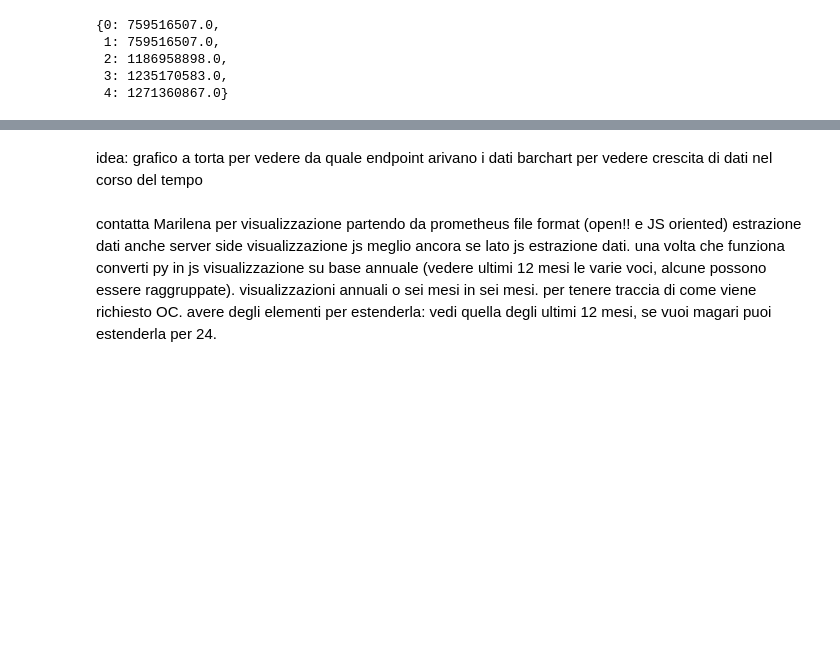
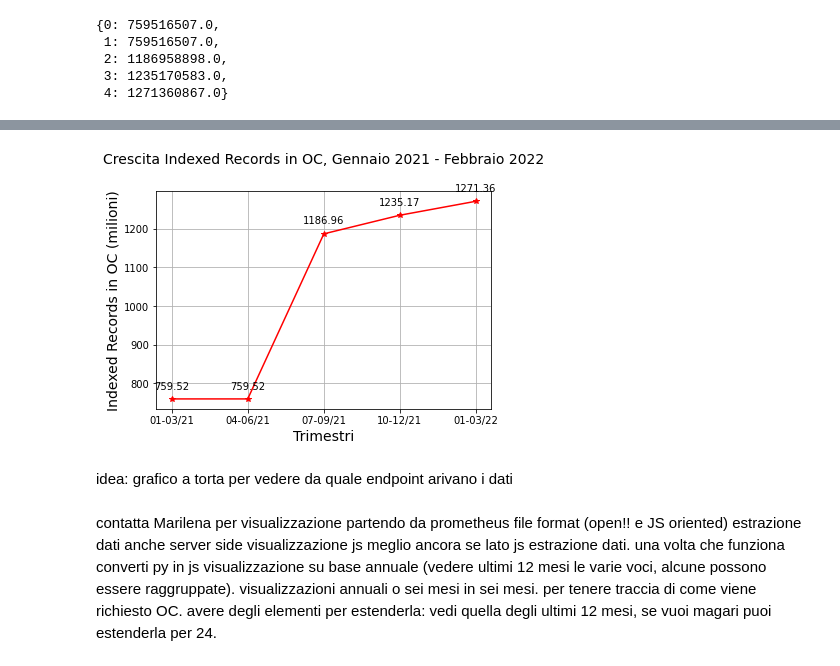
Before and after one commit to ariannamorettj/OC_Notebook, a Jupyter notebook: OC_AM_notebook.ipynb, the cells around one changed output, grey strips where cells are left out. Saved outputs shown, nothing was run; the diff lists cells and outputs as text; code cells hidden in the pictures; blank space fills up the shorter version.

```diff
--- a/OC_AM_notebook.ipynb
+++ b/OC_AM_notebook.ipynb
@@ -1566,6 +1604,30 @@ group_metrics_values(3, url, "opencitations_indexed_records")
+# %%
+import pandas as pd
+import matplotlib.pyplot as plt
+
+[759.5165070, 759.5165070, 1186.9588980, 1235.1705830, 1271.3608670]
+
+Data = {'Trimestri': ["01-03/21", "04-06/21", "07-09/21", "10-12/21", "01-03/22"],
+        'Indexed Records in OC (milioni)': [759.5165070, 759.5165070, 1186.9588980, 1235.1705830, 1271.3608670]
+       }
+
+df = pd.DataFrame(Data,columns=['Trimestri','Indexed Records in OC (milioni)'])
+
+plt.plot(df['Trimestri'], df['Indexed Records in OC (milioni)'], color='red', marker='*')
+
+plt.title('Crescita Indexed Records in OC, Gennaio 2021 - Febbraio 2022', fontsize=14, x=0.5, y=1.1)
+plt.xlabel('Trimestri', fontsize=14)
+plt.ylabel('Indexed Records in OC (milioni)', fontsize=14)
+plt.grid(True)
+
+for x,y in zip(df['Trimestri'],df['Indexed Records in OC (milioni)']):
+    label = "{:.2f}".format(y)
+    plt.annotate(label,(x,y), textcoords="offset points", xytext=(0,10), ha='center')
+plt.show()
+# %% [output]
+[figure, added]
 # %% [markdown]
 idea: grafico a torta per vedere da quale endpoint arivano i dati
-barchart per vedere crescita di dati nel corso del tempo
 # %% [markdown]
 contatta Marilena per visualizzazione partendo da prometheus file format (open!! e JS oriented)
 estrazione dati anche server side
```
Also changed, not shown: parts of 7 cells of this notebook, 3 other files.
